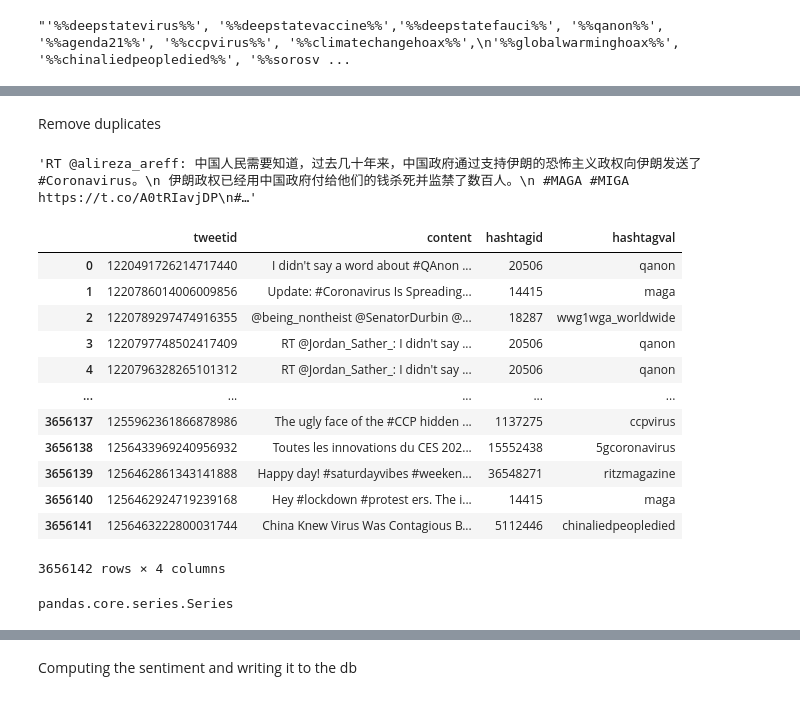
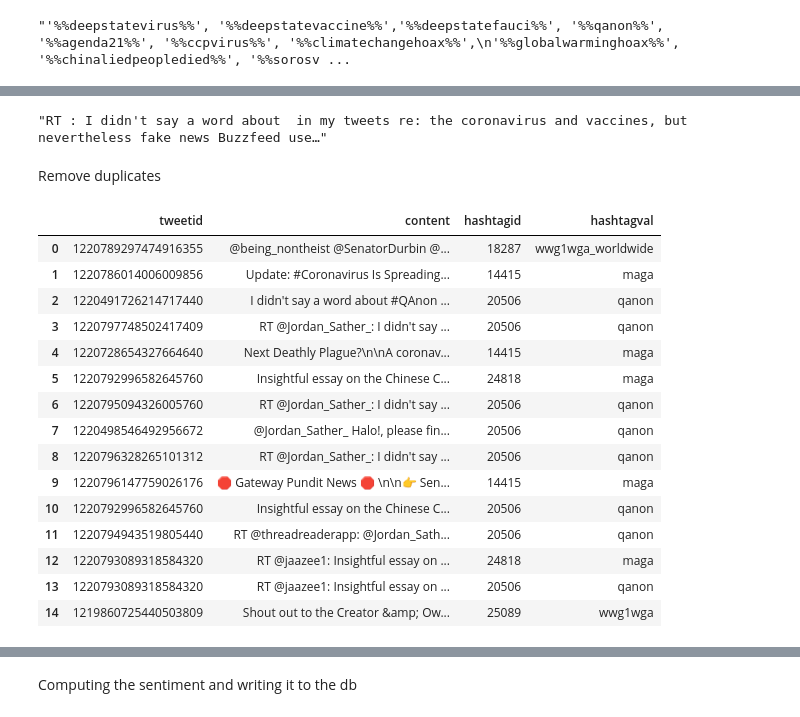
Before and after one commit to Denissovan/Denis_Krajcirik-PDT-zadanie1, a Jupyter notebook: tweets.ipynb, the cells around one changed output, grey strips where cells are left out. Saved outputs shown, nothing was run; the diff lists cells and outputs as text; code cells hidden in the pictures.

```diff
--- a/tweets.ipynb
+++ b/tweets.ipynb
@@ -304,26 +294,29 @@ df_filtered_tweets['content'][20]
+# %%
+parse_line(df_filtered_tweets['content'][20])
+# %% [output]
+"RT : I didn't say a word about  in my tweets re: the coronavirus and vaccines, but nevertheless fake news Buzzfeed use…"
 # %%
 df_filtered_tweets['hashtagval'] = df_filtered_tweets['hashtagval'].apply(lambda x: x.lower())
 # %% [markdown]
 Remove duplicates
 # %%
 df_unique_filtered_tweets = df_filtered_tweets.drop_duplicates(subset=['tweetid'])
-# %%
-df_unique_filtered_tweets["content"][995]
-# %% [output]
-'RT @alireza_areff: 中国人民需要知道，过去几十年来，中国政府通过支持伊朗的恐怖主义政权向伊朗发送了#Coronavirus。\n 伊朗政权已经用中国政府付给他们的钱杀死并监禁了数百人。\n #MAGA #MIGA https://t.co/A0tRIavjDP\n#…'
 # %%
-df_filtered_tweets
+df_filtered_tweets.head(15)
 # %% [output]
 |  | tweetid | content | hashtagid | hashtagval |
-| 0 | 1220491726214717440 | I didn't say a word about #QAnon ... | 20506 | qanon |
+| 0 | 1220789297474916355 | @being_nontheist @SenatorDurbin @... | 18287 | wwg1wga_worldwide |
 | 1 | 1220786014006009856 | Update: #Coronavirus Is Spreading... | 14415 | maga |
-| 2 | 1220789297474916355 | @being_nontheist @SenatorDurbin @... | 18287 | wwg1wga_worldwide |
+| 2 | 1220491726214717440 | I didn't say a word about #QAnon ... | 20506 | qanon |
 | 3 | 1220797748502417409 | RT @Jordan_Sather_: I didn't say ... | 20506 | qanon |
-| 4 | 1220796328265101312 | RT @Jordan_Sather_: I didn't say ... | 20506 | qanon |
-| ... | ... | ... | ... | ... |
-| 3656137 | 1255962361866878986 | The ugly face of the #CCP hidden ... | 1137275 | ccpvirus |
-| 3656138 | 1256433969240956932 | Toutes les innovations du CES 202... | 15552438 | 5gcoronavirus |
-| 3656139 | 1256462861343141888 | Happy day! #saturdayvibes #weeken... | 36548271 | ritzmagazine |
-| 3656140 | 1256462924719239168 | Hey #lockdown #protest ers. The i... | 14415 | maga |
-| 3656141 | 1256463222800031744 | China Knew Virus Was Contagious B... | 5112446 | chinaliedpeopledied |
+| 4 | 1220728654327664640 | Next Deathly Plague?\n\nA coronav... | 14415 | maga |
+| 5 | 1220792996582645760 | Insightful essay on the Chinese C... | 24818 | maga |
+| 6 | 1220795094326005760 | RT @Jordan_Sather_: I didn't say ... | 20506 | qanon |
+| 7 | 1220498546492956672 | @Jordan_Sather_ Halo!, please fin... | 20506 | qanon |
+| 8 | 1220796328265101312 | RT @Jordan_Sather_: I didn't say ... | 20506 | qanon |
+| 9 | 1220796147759026176 | 🛑 Gateway Pundit News 🛑 \n\n👉 Sen... | 14415 | maga |
+| 10 | 1220792996582645760 | Insightful essay on the Chinese C... | 20506 | qanon |
+| 11 | 1220794943519805440 | RT @threadreaderapp: @Jordan_Sath... | 20506 | qanon |
+| 12 | 1220793089318584320 | RT @jaazee1: Insightful essay on ... | 24818 | maga |
+| 13 | 1220793089318584320 | RT @jaazee1: Insightful essay on ... | 20506 | qanon |
+| 14 | 1219860725440503809 | Shout out to the Creator &amp; Ow... | 25089 | wwg1wga |
-3656142 rows × 4 columns
@@ -332,4 +322,0 @@ filtered = df_filtered_tweets.apply(lambda x: parse_line(x['content']), axis=1)
-# %%
-type(filtered)
-# %% [output]
-pandas.core.series.Series
```
Also changed, not shown: parts of 77 cells of this notebook.
